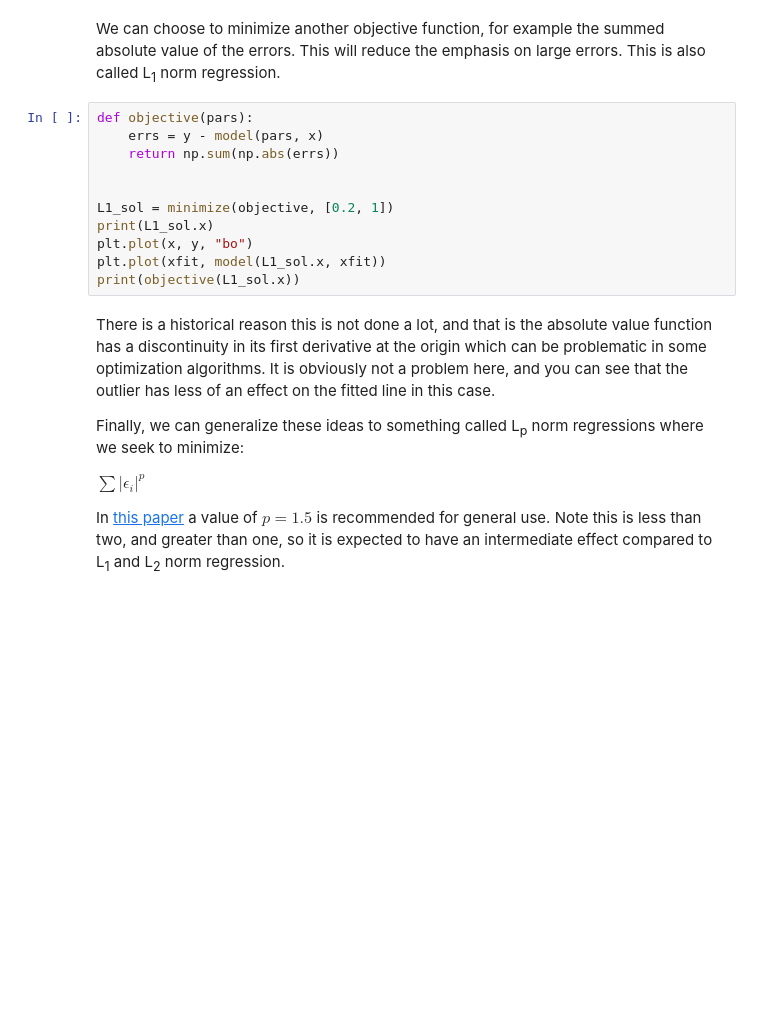
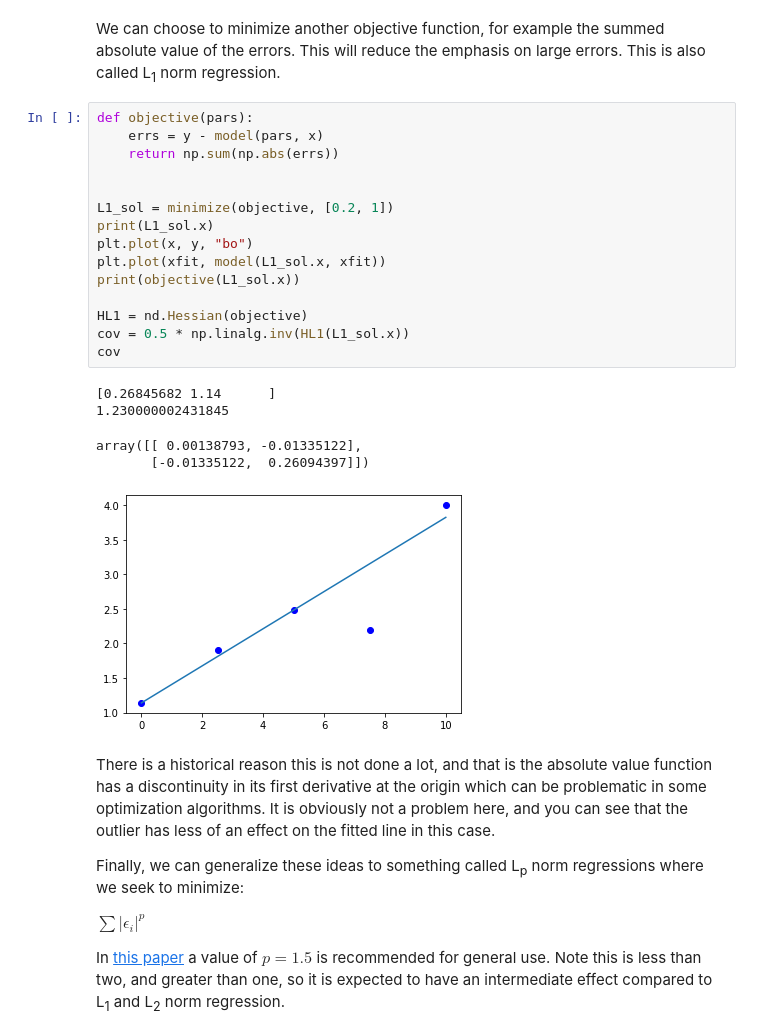
Before and after one commit to Steel-Bank-codespaces/f22-06623, a Jupyter notebook: lectures/12-nonlinear-regression/12-nonlinear-regression-2.ipynb, the cells around one changed output. Saved outputs shown, nothing was run; the diff lists cells and outputs as text; blank space fills up the shorter version.

```diff
--- a/lectures/12-nonlinear-regression/12-nonlinear-regression-2.ipynb
+++ b/lectures/12-nonlinear-regression/12-nonlinear-regression-2.ipynb
@@ -164,14 +209,24 @@ We can choose to minimize another objective function, for example the summed abs
 # %%
 def objective(pars):
     errs = y - model(pars, x)
     return np.sum(np.abs(errs))
 
 
 L1_sol = minimize(objective, [0.2, 1])
 print(L1_sol.x)
 plt.plot(x, y, "bo")
 plt.plot(xfit, model(L1_sol.x, xfit))
 print(objective(L1_sol.x))
+
+HL1 = nd.Hessian(objective)
+cov = 0.5 * np.linalg.inv(HL1(L1_sol.x))
+cov
+# %% [output]
+[0.26845682 1.14      ]
+1.230000002431845
+array([[ 0.00138793, -0.01335122],
+       [-0.01335122,  0.26094397]])
+[figure, added]
 # %% [markdown]
 There is a historical reason this is not done a lot, and that is the absolute value function has a discontinuity in its first derivative at the origin which can be problematic in some optimization algorithms. It is obviously not a problem here, and you can see that the outlier has less of an effect on the fitted line in this case.
 
```
Also changed, not shown: parts of 20 cells of this notebook.
